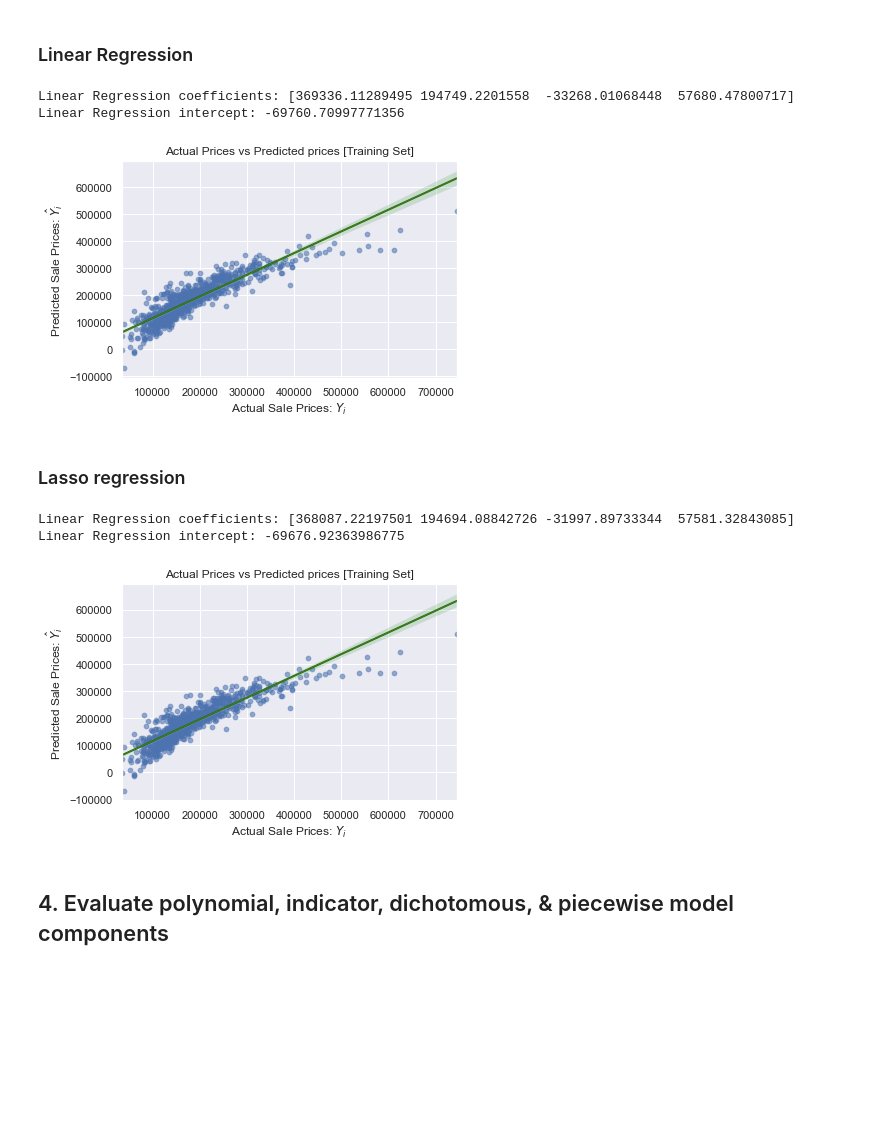
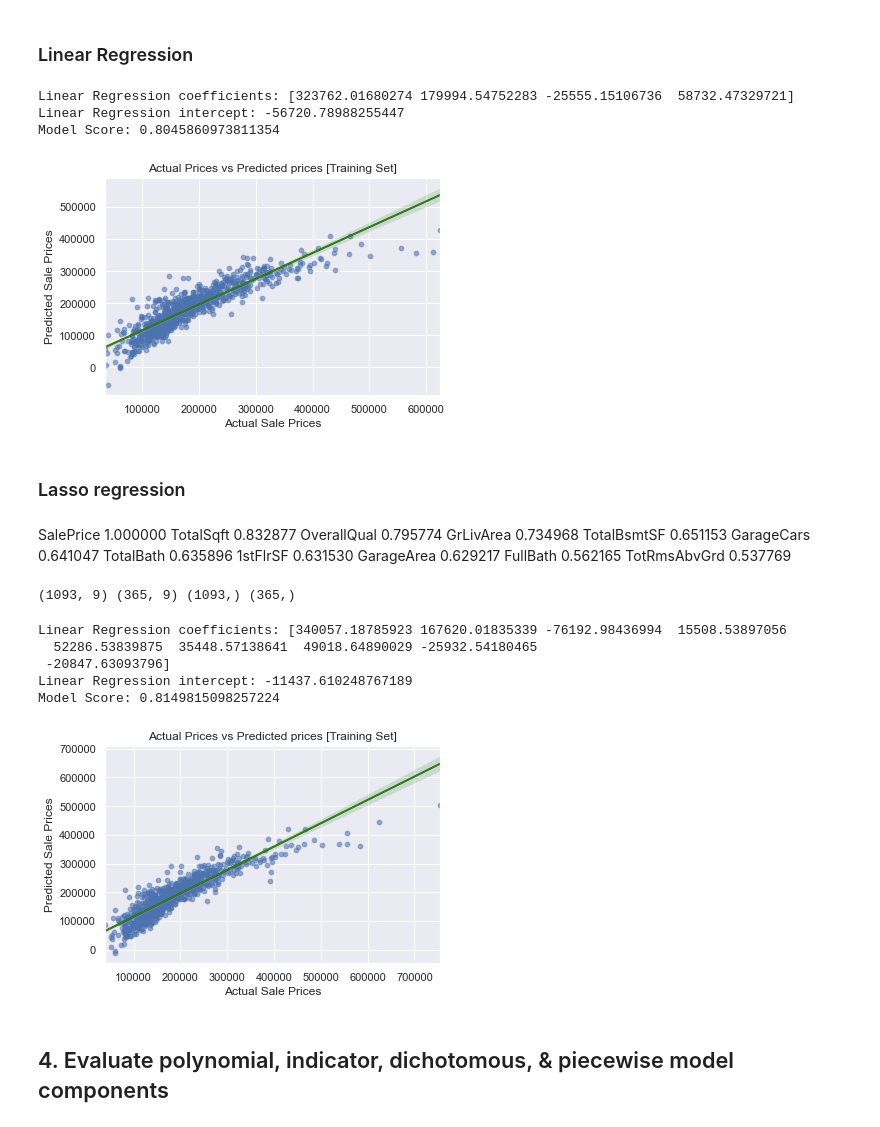
Before and after one commit to DrakeData/House_Price_EDA, a Jupyter notebook: MSDS422_Assignment2.ipynb, the cells around one changed output. Drawn from its saved outputs; the diff is of its cells as text; code cells hidden in the pictures; blank space fills up the shorter version.

```diff
--- a/MSDS422_Assignment2.ipynb
+++ b/MSDS422_Assignment2.ipynb
@@ -111,6 +144,7 @@ reg = LinearRegression()
 reg.fit(x_minmax_train, y_train)
 print(f'Linear Regression coefficients: {reg.coef_}')
 print(f'Linear Regression intercept: {reg.intercept_}')
+print(f"Model Score: {reg.score(x_minmax_train, y_train)}")
 
 # model evaluation for training set
 y_train_predict = reg.predict(x_minmax_train)
@@ -118,50 +152,82 @@ y_train_predict = reg.predict(x_minmax_train)
 # calculating the intercept and slope for the regression line
 b, m = np.polynomial.polynomial.polyfit(y_train, y_train_predict, 1)
 # %% [output]
-Linear Regression coefficients: [369336.11289495 194749.2201558  -33268.01068448  57680.47800717]
-Linear Regression intercept: -69760.70997771356
+Linear Regression coefficients: [323762.01680274 179994.54752283 -25555.15106736  58732.47329721]
+Linear Regression intercept: -56720.78988255447
+Model Score: 0.8045860973811354
 # %%
 sns.scatterplot(x=y_train, y=y_train_predict, alpha=0.4)
 sns.regplot(x=y_train, y=y_train_predict, truncate=True, scatter_kws={'s': 20, 'alpha':0.3},
             line_kws={'color':'green', 'linewidth': 2})
 sns.lineplot(x=np.unique(y_train), y=np.unique(np.poly1d(b + m * np.unique(y_train))), linewidth=0.5, color='r')
 
-plt.xlabel("Actual Sale Prices: $Y_i$")
-plt.ylabel("Predicted Sale Prices: $\hat{Y}_i$")
+plt.xlabel("Actual Sale Prices")
+plt.ylabel("Predicted Sale Prices")
 plt.title("Actual Prices vs Predicted prices [Training Set]")
 
 plt.show()
 # %% [output]
-[figure, old version]
+[figure, new version]
 # %% [markdown]
 ### Lasso regression
+# %% [markdown]
+SalePrice       1.000000
+TotalSqft       0.832877
+OverallQual     0.795774
+GrLivArea       0.734968
+TotalBsmtSF     0.651153
+GarageCars      0.641047
+TotalBath       0.635896
+1stFlrSF        0.631530
+GarageArea      0.629217
+FullBath        0.562165
+TotRmsAbvGrd    0.537769
+# %%
+x2 = df_train_clean[['TotalSqft', 'OverallQual', 'TotalBsmtSF', 'GarageCars',
+                    'TotalBath', '1stFlrSF', 'GarageArea', 'FullBath', 'TotRmsAbvGrd']]
+y2 = df_train_clean['SalePrice']
+x_train2, x_test2, y_train2, y_test2 = train_test_split(x2, y2)
+
+print(x_train2.shape, x_test2.shape, y_train2.shape, y_test2.shape)
+# %% [output]
+(1093, 9) (365, 9) (1093,) (365,)
+# %%
+scaler = MinMaxScaler()
+x_minmax_train2 = scaler.fit_transform(x_train2)
+
+### Scale test set
+x_minmax_test2 = scaler.fit_transform(x_test2)
 # %%
 lasso_reg = Lasso(normalize=True)
-lasso_reg.fit(x_minmax_train,y_train)
+lasso_reg.fit(x_minmax_train2, y_train2)
 print(f'Linear Regression coefficients: {lasso_reg.coef_}')
 print(f'Linear Regression intercept: {lasso_reg.intercept_}')
+print(f"Model Score: {lasso_reg.score(x_minmax_train2, y_train2)}")
 
 # model evaluation for training set
-y_train_predict = lasso_reg.predict(x_minmax_train)
+y_train_predict2 = lasso_reg.predict(x_minmax_train2)
 
 # calculating the intercept and slope for the regression line
-b, m = np.polynomial.polynomial.polyfit(y_train, y_train_predict, 1)
+b, m = np.polynomial.polynomial.polyfit(y_train2, y_train_predict2, 1)
 # %% [output]
-Linear Regression coefficients: [368087.22197501 194694.08842726 -31997.89733344  57581.32843085]
-Linear Regression intercept: -69676.92363986775
+Linear Regression coefficients: [340057.18785923 167620.01835339 -76192.98436994  15508.53897056
+  52286.53839875  35448.57138641  49018.64890029 -25932.54180465
+ -20847.63093796]
+Linear Regression intercept: -11437.610248767189
+Model Score: 0.8149815098257224
 # %%
-sns.scatterplot(x=y_train, y=y_train_predict, alpha=0.4)
-sns.regplot(x=y_train, y=y_train_predict, truncate=True, scatter_kws={'s': 20, 'alpha':0.3},
+sns.scatterplot(x=y_train2, y=y_train_predict2, alpha=0.4)
+sns.regplot(x=y_train2, y=y_train_predict2, truncate=True, scatter_kws={'s': 20, 'alpha':0.3},
             line_kws={'color':'green', 'linewidth': 2})
-sns.lineplot(x=np.unique(y_train), y=np.unique(np.poly1d(b + m * np.unique(y_train))), linewidth=0.5, color='r')
+sns.lineplot(x=np.unique(y_train2), y=np.unique(np.poly1d(b + m * np.unique(y_train2))), linewidth=0.5, color='r')
 
-plt.xlabel("Actual Sale Prices: $Y_i$")
-plt.ylabel("Predicted Sale Prices: $\hat{Y}_i$")
+plt.xlabel("Actual Sale Prices")
+plt.ylabel("Predicted Sale Prices")
 plt.title("Actual Prices vs Predicted prices [Training Set]")
 
 plt.show()
 # %% [output]
-[figure, old version]
+[figure, new version]
 # %% [markdown]
 ## 4. Evaluate polynomial, indicator, dichotomous, & piecewise model components
 # %% [markdown]
```
Also changed, not shown: parts of 13 cells of this notebook.
